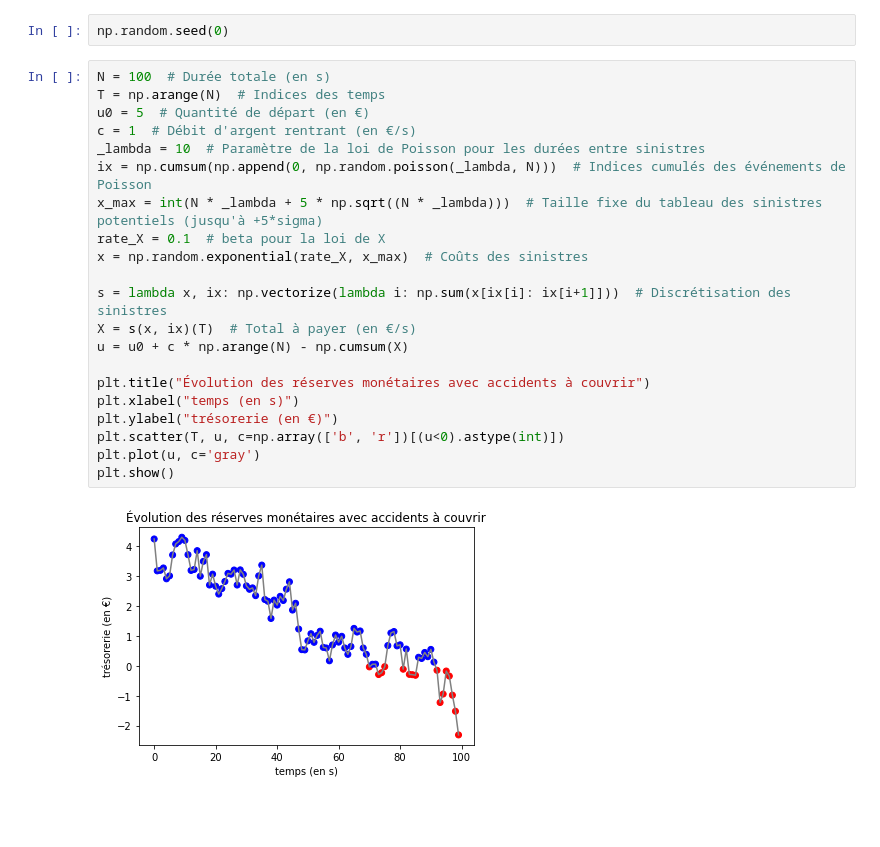
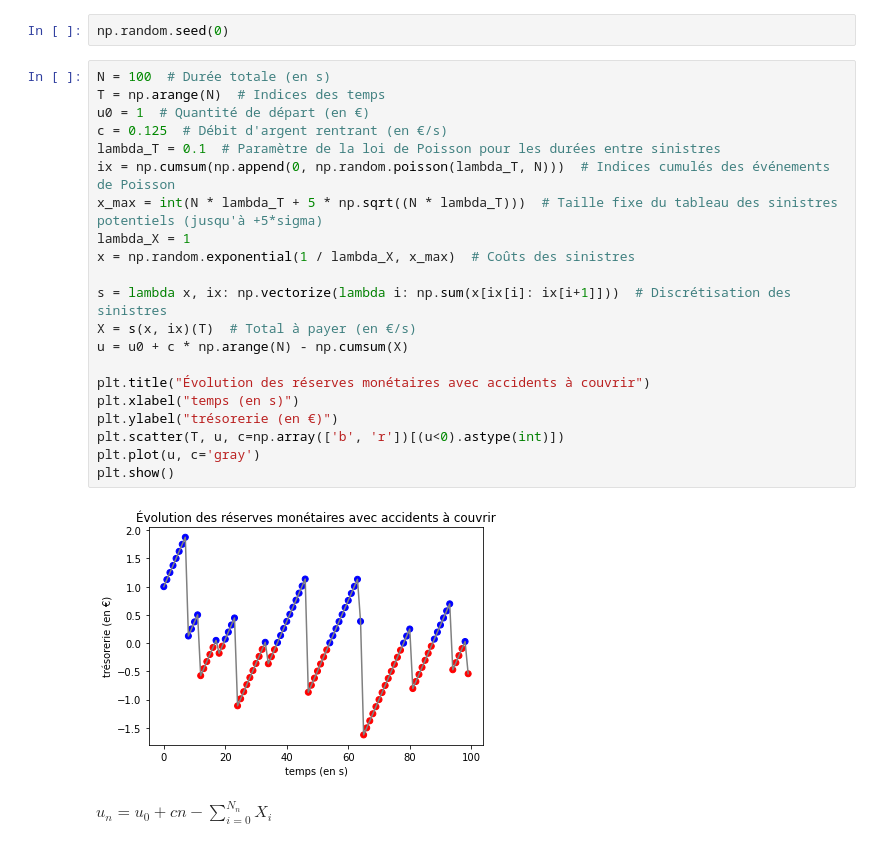
Before and after one commit to jeanHeibig/casinoRoulette, a Jupyter notebook: model1/ruine.ipynb, the cells around one changed output. Cells and saved outputs as stored; diff of their text form; blank space fills up the shorter version.

```diff
--- a/model1/ruine.ipynb
+++ b/model1/ruine.ipynb
@@ -6,23 +6,25 @@ np.random.seed(0)
 # %%
 N = 100  # Durée totale (en s)
 T = np.arange(N)  # Indices des temps
-u0 = 5  # Quantité de départ (en €)
-c = 1  # Débit d'argent rentrant (en €/s)
-_lambda = 10  # Paramètre de la loi de Poisson pour les durées entre sinistres
-ix = np.cumsum(np.append(0, np.random.poisson(_lambda, N)))  # Indices cumulés des événements de Poisson
-x_max = int(N * _lambda + 5 * np.sqrt((N * _lambda)))  # Taille fixe du tableau des sinistres potentiels (jusqu'à +5*sigma)
-rate_X = 0.1  # beta pour la loi de X
-x = np.random.exponential(rate_X, x_max)  # Coûts des sinistres
+u0 = 1  # Quantité de départ (en €)
+c = 0.125  # Débit d'argent rentrant (en €/s)
+lambda_T = 0.1  # Paramètre de la loi de Poisson pour les durées entre sinistres
+ix = np.cumsum(np.append(0, np.random.poisson(lambda_T, N)))  # Indices cumulés des événements de Poisson
+x_max = int(N * lambda_T + 5 * np.sqrt((N * lambda_T)))  # Taille fixe du tableau des sinistres potentiels (jusqu'à +5*sigma)
+lambda_X = 1
+x = np.random.exponential(1 / lambda_X, x_max)  # Coûts des sinistres
 
 s = lambda x, ix: np.vectorize(lambda i: np.sum(x[ix[i]: ix[i+1]]))  # Discrétisation des sinistres
 X = s(x, ix)(T)  # Total à payer (en €/s)
 u = u0 + c * np.arange(N) - np.cumsum(X)
 
 plt.title("Évolution des réserves monétaires avec accidents à couvrir")
 plt.xlabel("temps (en s)")
 plt.ylabel("trésorerie (en €)")
 plt.scatter(T, u, c=np.array(['b', 'r'])[(u<0).astype(int)])
 plt.plot(u, c='gray')
 plt.show()
 # %% [output]
-[figure, old version]
+[figure, new version]
+# %% [markdown]
+$u_{n} = u_{0} + c n - \sum_{i = 0}^{N_{n}} X_i$
```
